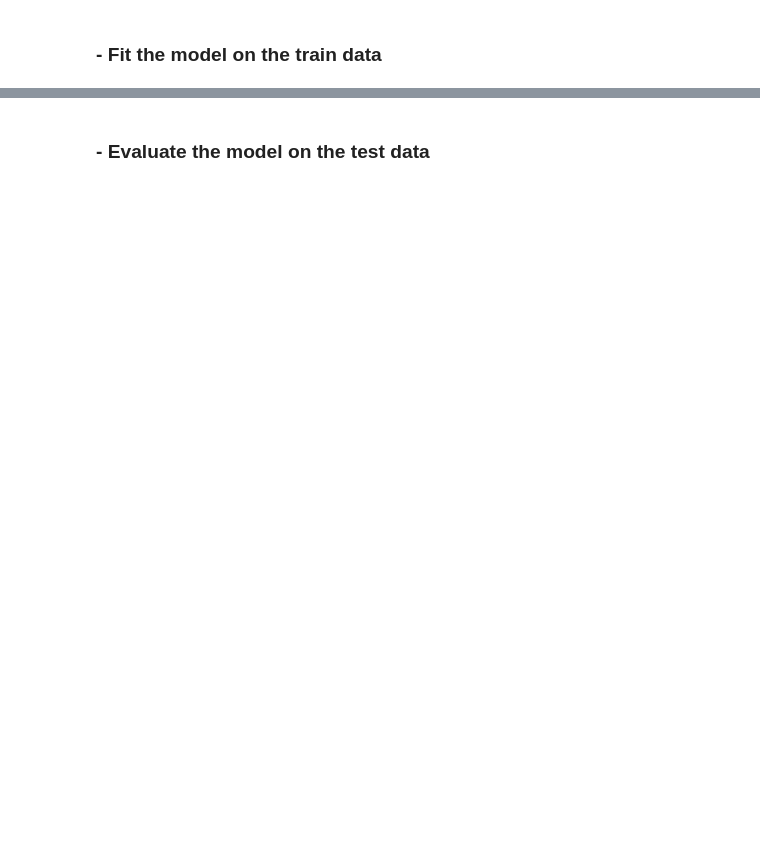
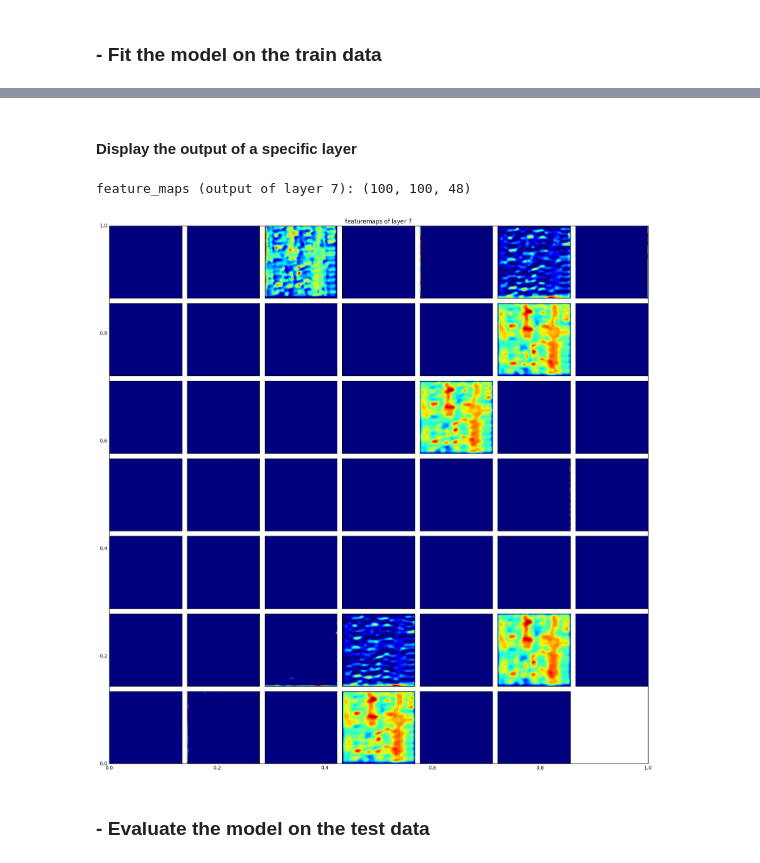
Before and after one commit to NiccoloSacchi/road-segmentation, a Jupyter notebook: scripts/segment_aerial_images_paper_val.ipynb, the cells around one changed output, grey strips where cells are left out. Saved outputs shown, nothing was run; the diff lists cells and outputs as text; code cells hidden in the pictures; blank space fills up the shorter version.

```diff
--- a/scripts/segment_aerial_images_paper_val.ipynb
+++ b/scripts/segment_aerial_images_paper_val.ipynb
@@ -159,2 +176,13 @@ Epoch 20/20
+# %% [markdown]
+#### Display the output of a specific layer
+# %%
+# choose a layer and an image
+image = test.X[0]
+layer_num = 7
+
+show_layer_output(model, image, layer_num, filename="") # pass a filename if you want to store the image to file
+# %% [output]
+feature_maps (output of layer 7): (100, 100, 48)
+[figure, added]
 # %% [markdown]
 ### - Evaluate the model on the test data
```
Also changed, not shown: parts of 42 cells of this notebook, 2 other files.
